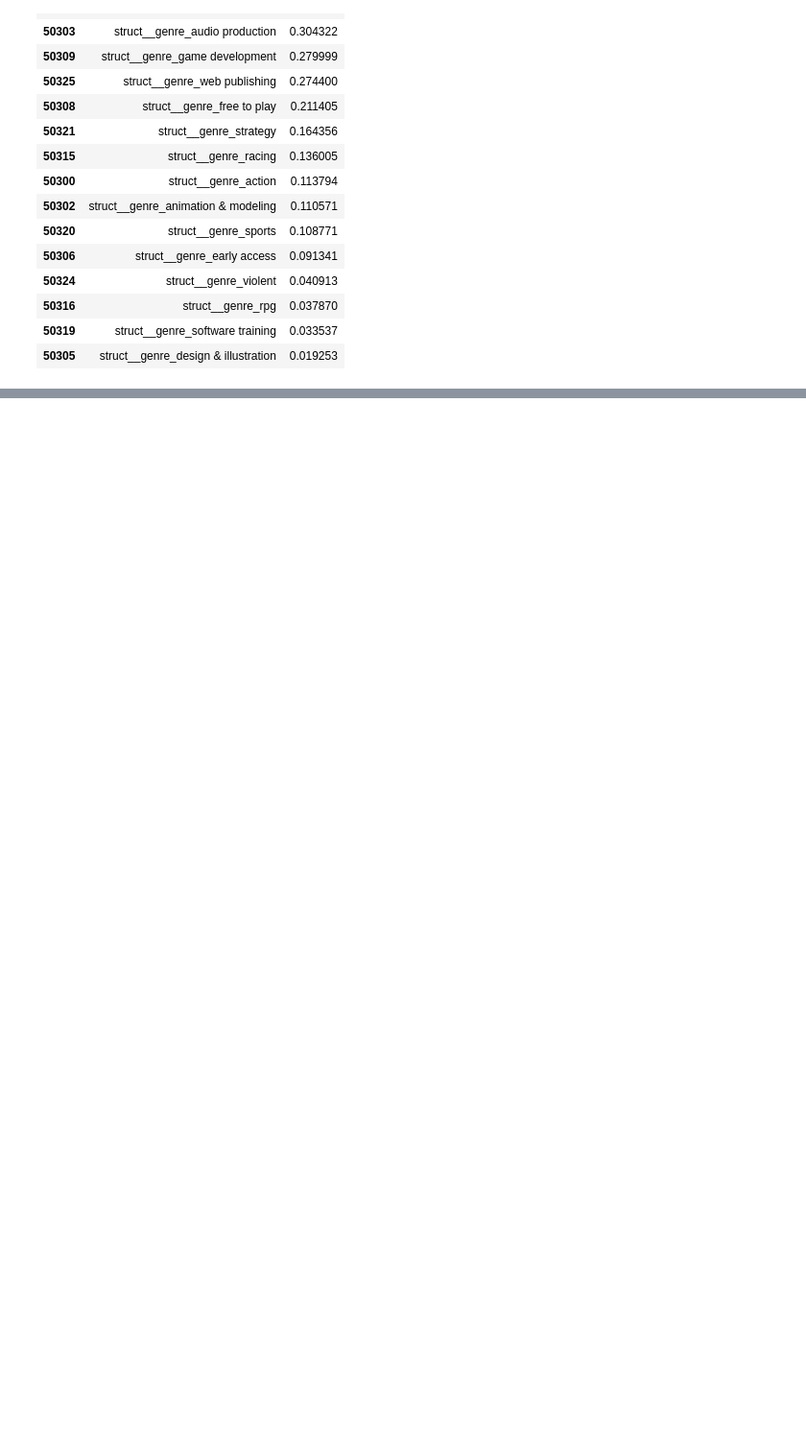
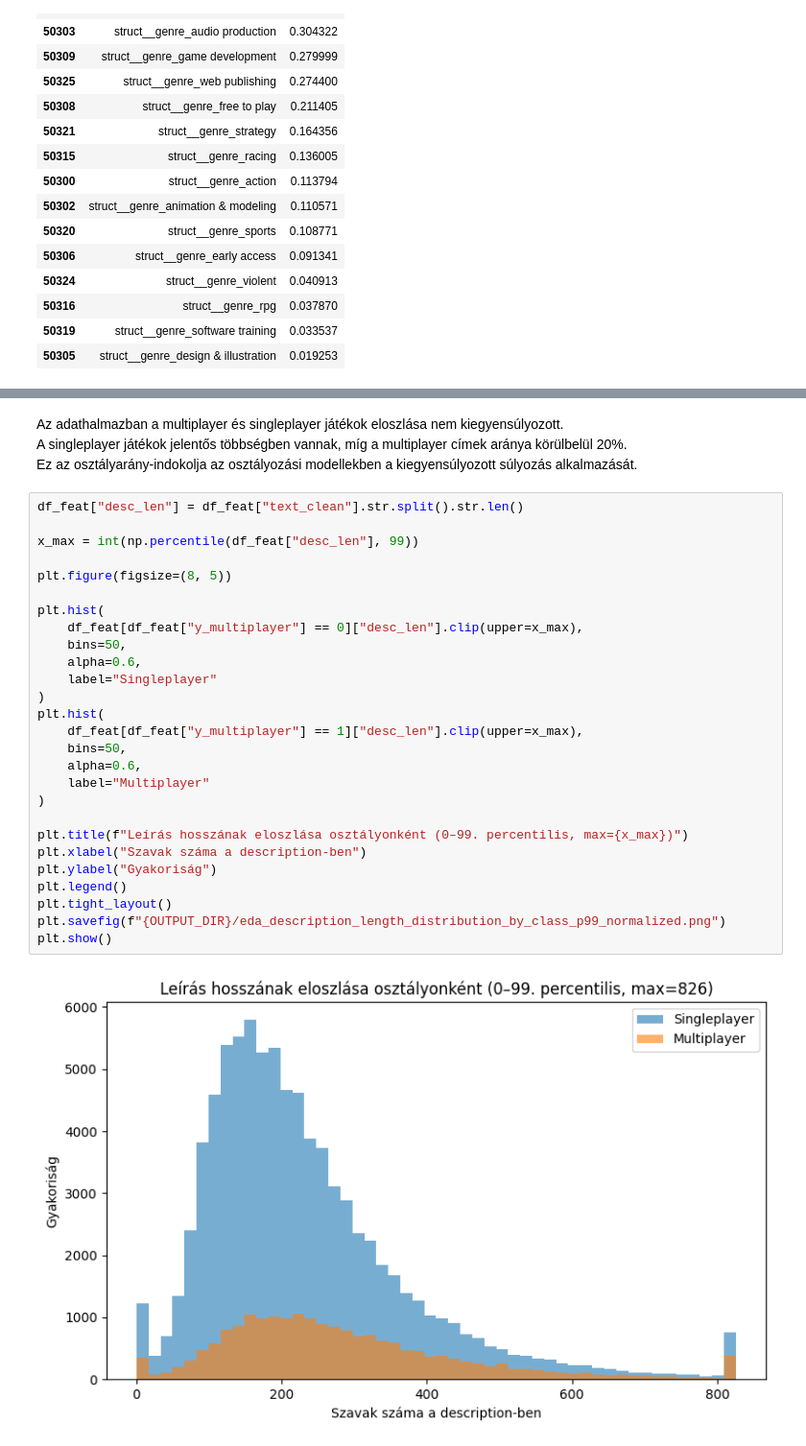
Before and after one commit to Ddavid111/videogame-data-analysis, a Jupyter notebook: notebooks/Classification/multiplayer_vs_singleplayer_classification.ipynb, the cells around one changed output, grey strips where cells are left out. Shown at 96% size. Saved outputs shown, nothing was run; the diff lists cells and outputs as text; blank space fills up the shorter version.

```diff
--- a/notebooks/Classification/multiplayer_vs_singleplayer_classification.ipynb
+++ b/notebooks/Classification/multiplayer_vs_singleplayer_classification.ipynb
@@ -733,0 +777,33 @@ Az eredmények azt mutatják, hogy a modell nem véletlenszerű korrelációk al
+# %% [markdown]
+Az adathalmazban a multiplayer és singleplayer játékok eloszlása nem kiegyensúlyozott.
+A singleplayer játékok jelentős többségben vannak, míg a multiplayer címek aránya körülbelül 20%.
+Ez az osztályarány-indokolja az osztályozási modellekben a kiegyensúlyozott súlyozás alkalmazását.
+# %%
+df_feat["desc_len"] = df_feat["text_clean"].str.split().str.len()
+
+x_max = int(np.percentile(df_feat["desc_len"], 99))
+
+plt.figure(figsize=(8, 5))
+
+plt.hist(
+    df_feat[df_feat["y_multiplayer"] == 0]["desc_len"].clip(upper=x_max),
+    bins=50,
+    alpha=0.6,
+    label="Singleplayer"
+)
+plt.hist(
+    df_feat[df_feat["y_multiplayer"] == 1]["desc_len"].clip(upper=x_max),
+    bins=50,
+    alpha=0.6,
+    label="Multiplayer"
+)
+
+plt.title(f"Leírás hosszának eloszlása osztályonként (0–99. percentilis, max={x_max})")
+plt.xlabel("Szavak száma a description-ben")
+plt.ylabel("Gyakoriság")
+plt.legend()
+plt.tight_layout()
+plt.savefig(f"{OUTPUT_DIR}/eda_description_length_distribution_by_class_p99_normalized.png")
+plt.show()
+# %% [output]
+[figure, added]
```
Also changed, not shown: parts of 20 cells of this notebook, 37 other files.
